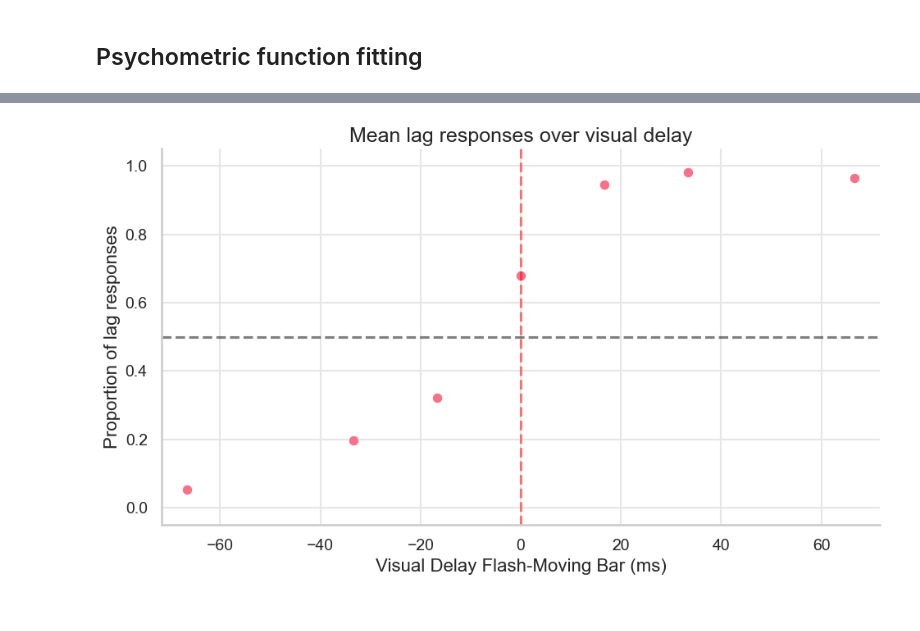
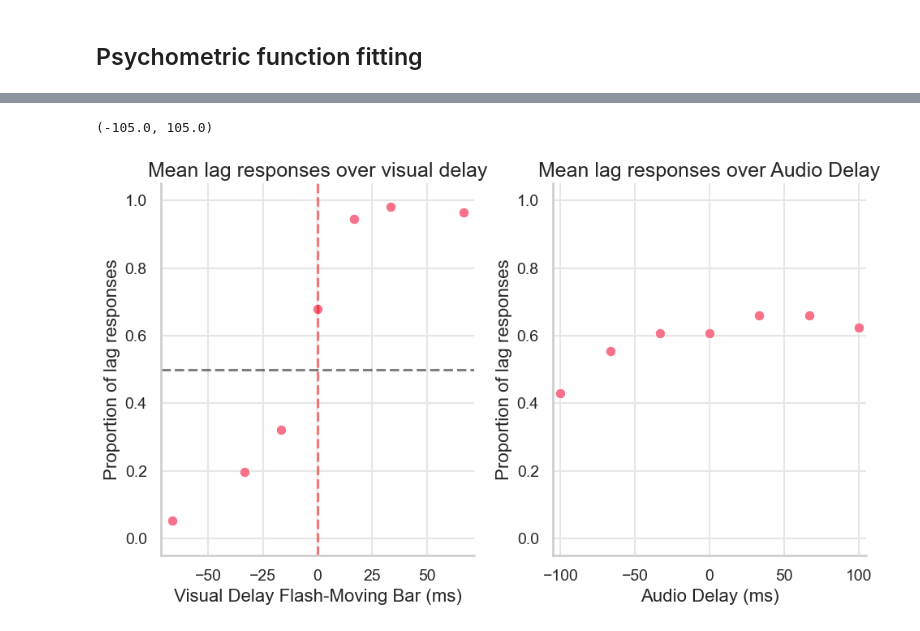
Before and after one commit to omeryildiran/av-v-fle, a Jupyter notebook: analysis.ipynb, the cells around one changed output, grey strips where cells are left out. Cells and saved outputs as stored; diff of their text form; code cells hidden in the pictures.

```diff
--- a/analysis.ipynb
+++ b/analysis.ipynb
@@ -205,2 +124,0 @@ plt.show()
-# %%
-df["audioDelayAimed_ms"]=round(df["audioDelayAimed_ms"],2)
@@ -397,20 +187,32 @@ plt.legend(title='Audio Delay (ms)', loc='center left', bbox_to_anchor=(1, 0.5),
 # %%
 # Now plot only the mean responses for each visual delay aimed
 # Group the data by visualDelayAimed and calculate the mean of responses
 grouped_data = df.groupby('visualDelaysAimed_ms').mean().reset_index()
 grouped_data
 
 # Plot the data
 plt.figure(figsize=(10, 6))
+plt.subplot(1, 2, 1)
 sns.scatterplot(x='visualDelaysAimed_ms', y='responses', data=grouped_data)
 plt.axhline(y=0.5, color='k', linestyle='--',alpha=0.5)
 plt.axvline(x=0, color='r', linestyle='--',alpha=0.5)
 
 plt.title('Mean lag responses over visual delay')
 plt.xlabel('Visual Delay Flash-Moving Bar (ms)')
 plt.ylabel('Proportion of lag responses')
 plt.ylim(-0.05, 1.05)  # Extend the y-axis limit slightly beyond 0 and 1plt.title('Mean lag responses over visual delay')
 plt.xlim(grouped_data['visualDelaysAimed_ms'].min() - 5, grouped_data['visualDelaysAimed_ms'].max() + 5)  # Extend the x-axis limit slightly beyond min and max values
-plt.show()
+
+grouped_data_aud = df.groupby('audioDelaysAimed_ms').mean().reset_index()
+
+plt.subplot(1, 2, 2)
+sns.scatterplot(x='audioDelaysAimed_ms', y='responses', data=grouped_data_aud)
+plt.xlabel('Audio Delay (ms)')
+plt.ylabel('Responses')
+plt.title('Mean lag responses over Audio Delay')
+plt.ylabel('Proportion of lag responses')
+plt.ylim(-0.05, 1.05)  # Extend the y-axis limit slightly beyond 0 and 1plt.title('Mean lag responses over visual delay')
+plt.xlim(grouped_data_aud['audioDelaysAimed_ms'].min() - 5, grouped_data_aud['audioDelaysAimed_ms'].max() + 5)  # Extend the x-axis limit slightly beyond min and max values
 # %% [output]
+(-105.0, 105.0)
-[figure, old version]
+[figure, new version]
```
Also changed, not shown: parts of 8 cells of this notebook.
